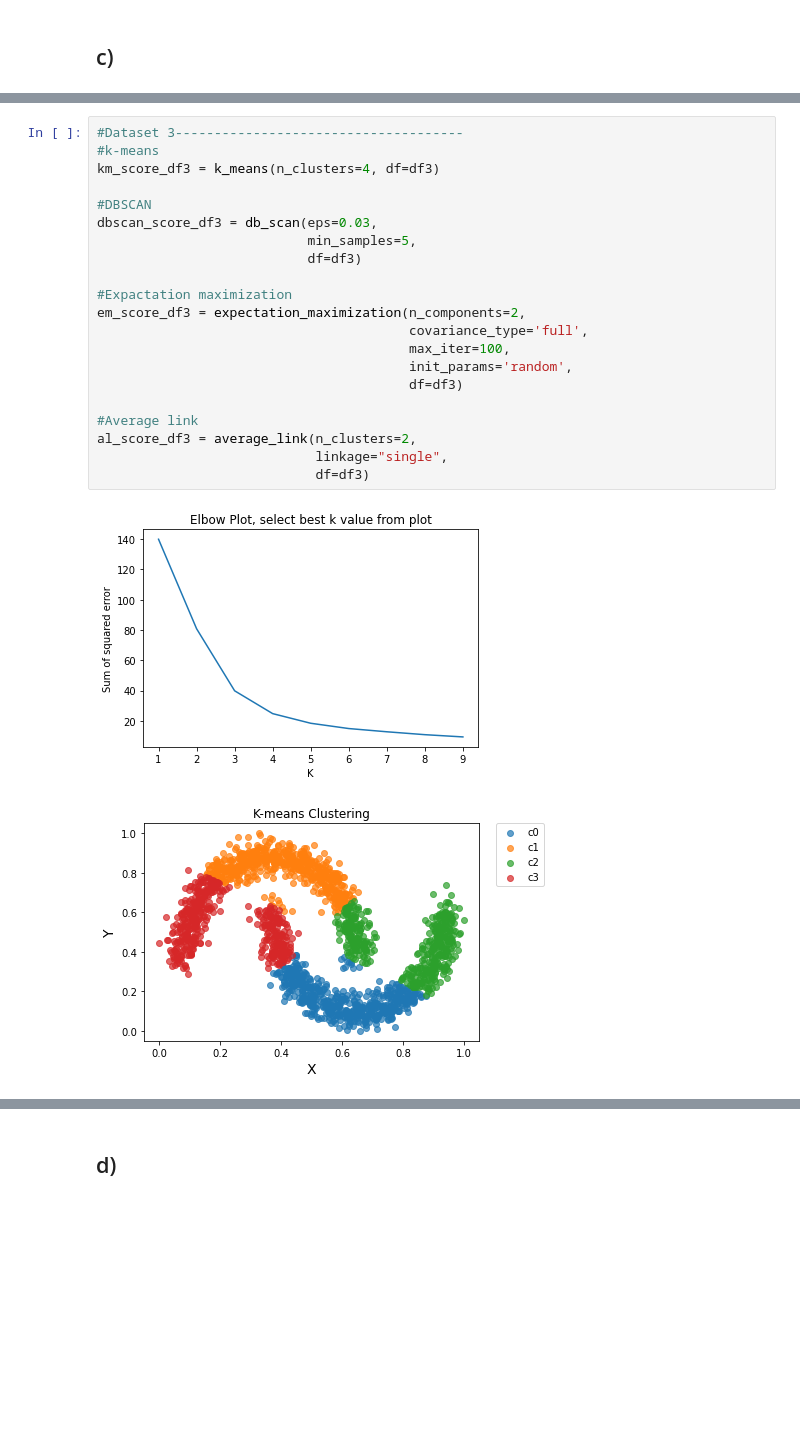
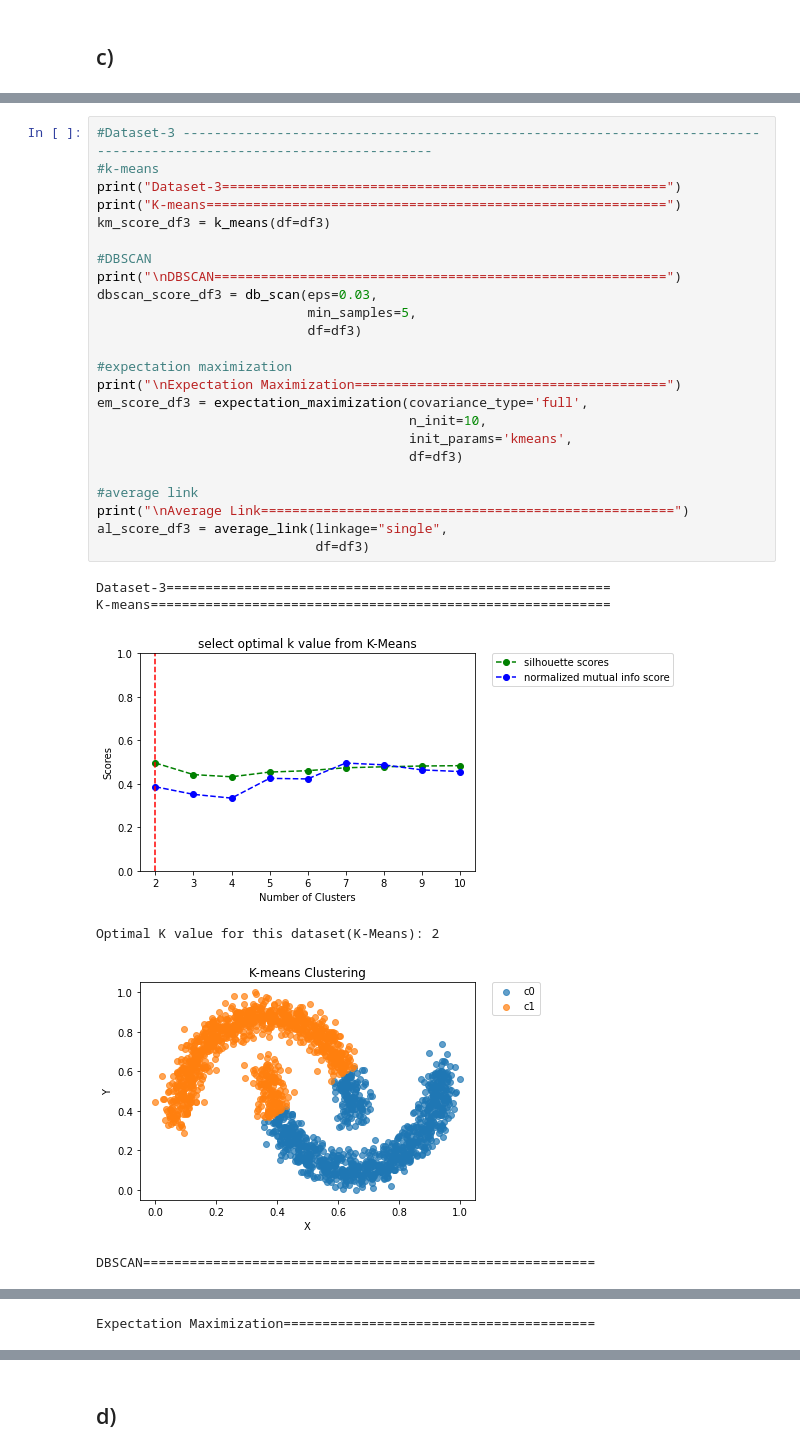
Before and after one commit to rafiqulislam21/pca_svd_clustring_and_apriori_algorithm_with_python, a Jupyter notebook: pca_svd_clustring_and_apriori_algorithm.ipynb, the cells around one changed output, grey strips where cells are left out. Saved outputs shown, nothing was run; the diff lists cells and outputs as text; blank space fills up the shorter version.

```diff
--- a/pca_svd_clustring_and_apriori_algorithm.ipynb
+++ b/pca_svd_clustring_and_apriori_algorithm.ipynb
@@ -564,24 +733,31 @@ scores_df2
 # %%
-#Dataset 3-------------------------------------
+#Dataset-3 ---------------------------------------------------------------------------------------------------------------------
 #k-means
-km_score_df3 = k_means(n_clusters=4, df=df3)
+print("Dataset-3=========================================================")
+print("K-means===========================================================")
+km_score_df3 = k_means(df=df3)
 
 #DBSCAN
+print("\nDBSCAN==========================================================")
 dbscan_score_df3 = db_scan(eps=0.03,
                            min_samples=5,
                            df=df3)
 
-#Expactation maximization
-em_score_df3 = expectation_maximization(n_components=2,
-                                        covariance_type='full',
-                                        max_iter=100,
-                                        init_params='random',
+#expectation maximization
+print("\nExpectation Maximization========================================")
+em_score_df3 = expectation_maximization(covariance_type='full',
+                                        n_init=10,
+                                        init_params='kmeans',
                                         df=df3)
 
-#Average link
-al_score_df3 = average_link(n_clusters=2,
-                            linkage="single",
+#average link
+print("\nAverage Link=====================================================")
+al_score_df3 = average_link(linkage="single",
                             df=df3)
 # %% [output]
+Dataset-3=========================================================
+K-means===========================================================
-[figure, old version]
+[figure, new version]
+Optimal K value for this dataset(K-Means): 2
-[figure, old version]
+[figure, new version]
+DBSCAN==========================================================
@@ -589,0 +766 @@ al_score_df3 = average_link(n_clusters=2,
+Expectation Maximization========================================
```
Also changed, not shown: parts of 13 cells of this notebook.
